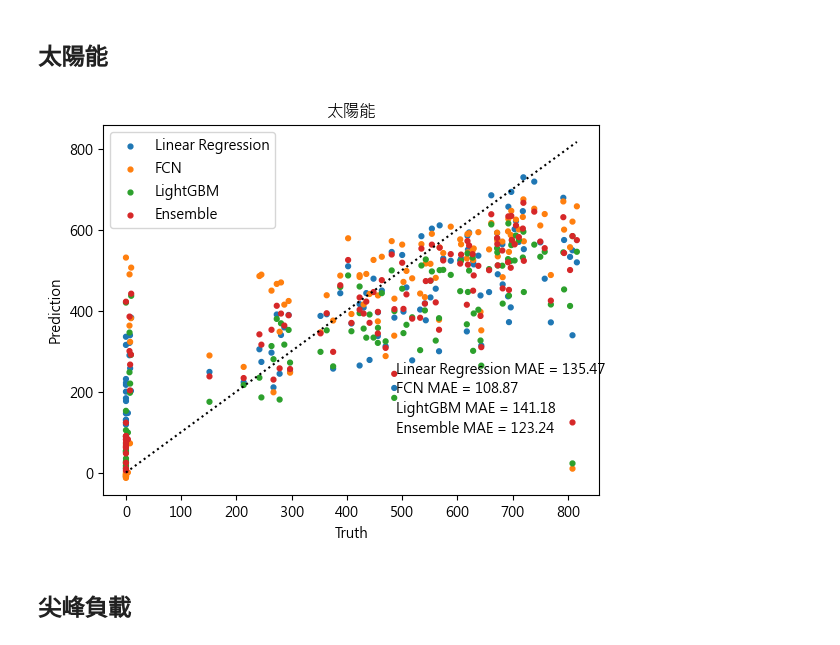
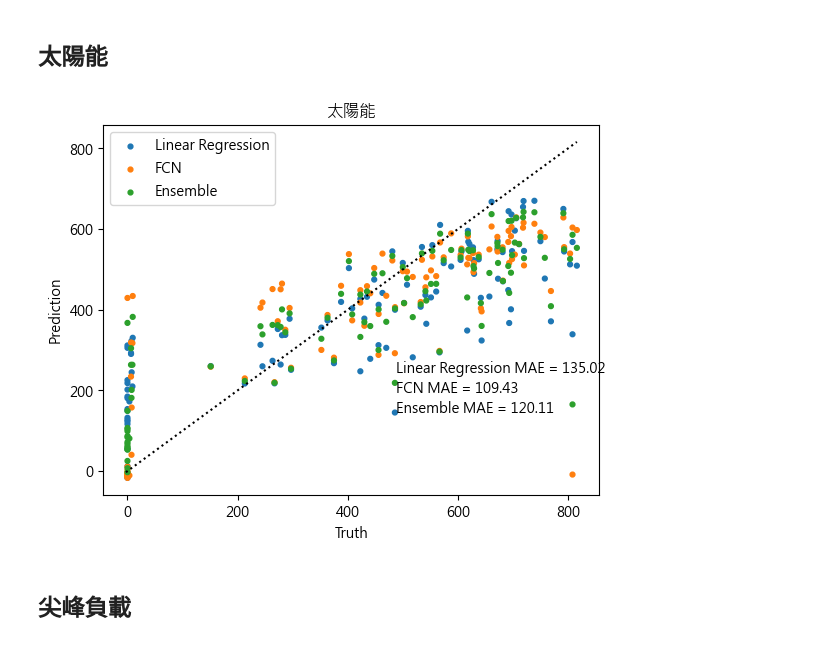
Before and after one commit to skyjadel/Taipower, a Jupyter notebook: Power_prediction.ipynb, the cells around one changed output. Saved outputs shown, nothing was run; the diff lists cells and outputs as text; code cells hidden in the pictures.

```diff
--- a/Power_prediction.ipynb
+++ b/Power_prediction.ipynb
@@ -128,8 +128,8 @@ big_power_type_df
 ### 天氣部分
 # %%
 historical_weather_data_filepath = './historical/data/weather/finalized/big_table.csv'
-big_df = pd.read_csv(historical_weather_data_filepath).drop('Unnamed: 0', axis=1)
-big_df['觀測時間(day)'] = [datetime.datetime.strptime(d, '%Y/%m/%d') for d in big_df['觀測時間(day)']]
-big_df = designate_date_range(big_df, '觀測時間(day)', start_date, end_date)
+big_df = pd.read_csv(historical_weather_data_filepath)
+big_df['日期'] = pd.to_datetime(big_df['日期'])
+big_df = designate_date_range(big_df, '日期', start_date, end_date)
 big_df
 # %% [output]
@@ -243,7 +242,7 @@ for ID in nan_series.index:
 # %%
 delete_columns = []
 for col in nan_series.index:
-    if nan_series[col] > 200:
+    if nan_series[col] > 0.4 * len(weather_power_df):
         delete_columns.append(col)
 # %%
 weather_power_df.drop(delete_columns, axis=1, inplace=True)
@@ -542,7 +544,7 @@ def ModelFit(weather_power_df, X_cols, Y_cols, train_size=train_size, forced_non
 # %%
 X_cols = []
 Y_cols = ['風力', '太陽能', '尖峰負載']
-X_col_exclude = ['降水量', '降水時數', '相對溼度', '日照時數', '日照率', '最大瞬間風', '東西陣風', '南北陣風', '總雲量']
+X_col_exclude = ['降水量', '降水時數', '相對溼度', '日照時數', '日照率', '最大瞬間風', '東西陣風', '南北陣風', '總雲量', '東西風', '南北風']
 for col in weather_power_df.columns:
     if not ((col in power_types.power_generation_big_type.keys() or col in Y_cols + ['日期']) or col.split('_')[0] in X_col_exclude):
         X_cols.append(col)
@@ -594,7 +596,7 @@ mae_record_df
 weather_power_df['假日'] = [1 if d in holidays else 0 for d in weather_power_df['日期']]
 weather_power_df['週六'] = [1 if d.weekday() == 5 else 0 for d in weather_power_df['日期']]
 weather_power_df['週日'] = [1 if d.weekday() == 6 else 0 for d in weather_power_df['日期']]
-weather_power_df['補班'] = [1 if d.weekday() in adjusted_work_days else 0 for d in weather_power_df['日期']]
+weather_power_df['補班'] = [1 if d in adjusted_work_days else 0 for d in weather_power_df['日期']]
 
 X_cols += ['假日', '週六', '週日', '補班']
 # %%
@@ -1350,7 +1352,8 @@ mae_record_df.loc[len(mae_record_df)] = [Y_feature, 'Ensemble', mae, '']
 ## 太陽能
 # %%
 Y_feature = '太陽能'
-model_labels = ['Linear Regression', 'FCN', 'LightGBM']
+#model_labels = ['Linear Regression', 'FCN', 'LightGBM']
+model_labels = ['Linear Regression', 'FCN']
 
 raw_Xs = np.array(weather_power_df[X_cols], dtype=np.float32)
 raw_Ys = np.array(weather_power_df[[Y_feature]], dtype=np.float32)
@@ -1374,35 +1377,35 @@ for model_label in model_labels:
         this_pred = this_model.predict(X_val)
     else:
         this_pred = this_model.predict(scaler.transform(X_val))
 
     if this_pred.shape[-1] == 3:
         this_pred = this_pred[:, Y_cols.index(Y_feature)].reshape(-1)
     else:
         this_pred = this_pred.reshape(-1)
     Y_preds.append(this_pred)
     Ensemble_model_lists[Y_feature].append(this_model)
 
 Y_p = np.mean(np.array(Y_preds), axis=0)
 max_XY = max(np.max(Y_val), np.max(Y_p))
 min_XY = min(np.min(Y_val), np.min(Y_p))
 mae = np.mean(np.abs(Y_val.reshape(-1) - Y_p))
 
 for i, model_label in enumerate(model_labels):
     this_mae = np.mean(np.abs(Y_val.reshape(-1) - Y_preds[i]))
     plt.scatter(Y_val, Y_preds[i], Y_val * 0 + 12, label=model_label)
     _ = plt.text(min_XY * 0.4 + max_XY * 0.6, min_XY * (0.7 + i * 0.06) + max_XY * (0.3 - i * 0.06), f'{model_label} MAE = {this_mae:.2f}')
 
 plt.scatter(Y_val, Y_p, Y_val * 0 + 12, label='Ensemble')
 plt.plot([min_XY, max_XY], [min_XY, max_XY], ':k')
 _ = plt.legend()
 _ = plt.xlabel('Truth')
 _ = plt.ylabel('Prediction')
 _ = plt.title(Y_feature)
-_ = plt.text(min_XY * 0.4 + max_XY * 0.6, min_XY * 0.88 + max_XY * 0.12, f'Ensemble MAE = {mae:.2f}')
+_ = plt.text(min_XY * 0.4 + max_XY * 0.6, min_XY * (0.7 + len(model_labels) * 0.06) + max_XY * (0.3 - len(model_labels) * 0.06), f'Ensemble MAE = {mae:.2f}')
 
 mae_record_df.loc[len(mae_record_df)] = [Y_feature, 'Ensemble', mae, '']
 # %% [output]
-[figure, old version]
+[figure, new version]
 # %% [markdown]
 ## 尖峰負載
 # %%
```
Also changed, not shown: parts of 52 cells of this notebook, 6 other files.
